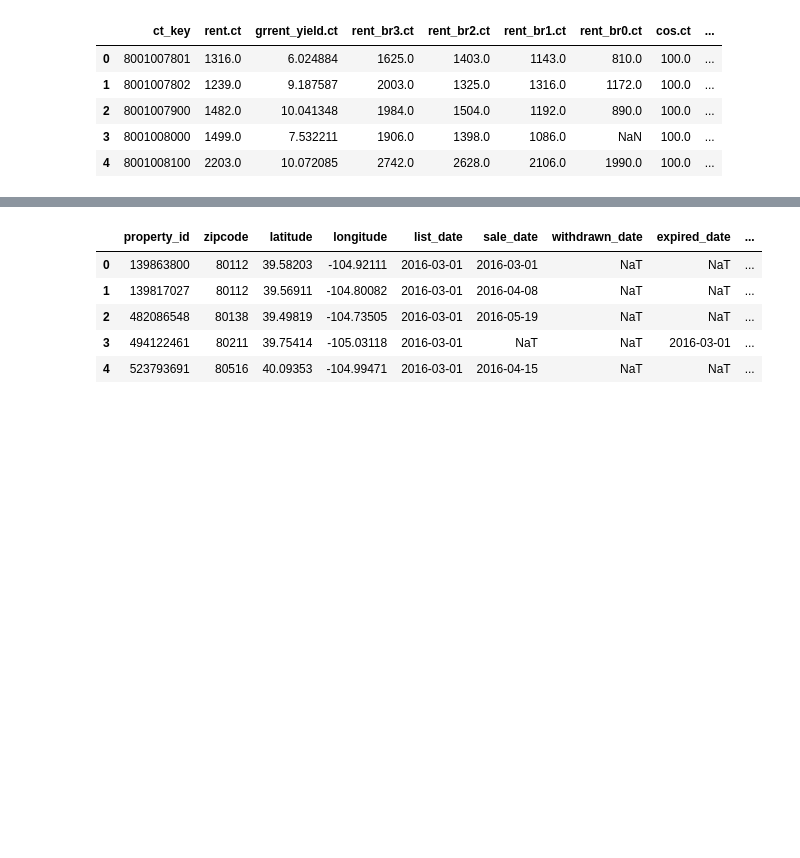
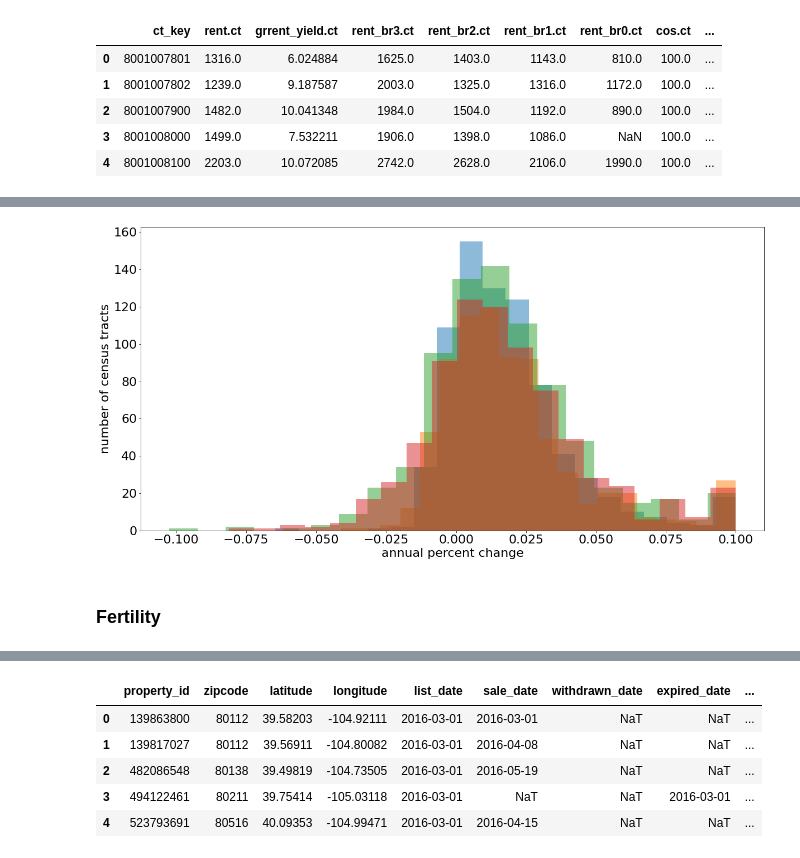
Before and after one commit to wijayajessica/Digital-Real-Estate-Index, a Jupyter notebook: zipcode_features/census_tract_features.ipynb, the cells around one changed output, grey strips where cells are left out. Cells and saved outputs as stored; diff of their text form; code cells hidden in the pictures; blank space fills up the shorter version.

```diff
--- a/zipcode_features/census_tract_features.ipynb
+++ b/zipcode_features/census_tract_features.ipynb
@@ -137,0 +416,26 @@ ct_stats_df.head()
+# %%
+denver_census_tracts = set(ct_stats_df['ct_key'])
+# %%
+lin_reg = LinearRegression()
+
+# clip zipcodes that grow faster than an average of 10% per year
+def calculate_growth_rate(population_trend, max_annual_growth=0.1):
+    lin_reg.fit(np.arange(len(population_trend)).reshape(-1, 1), population_trend)
+    slope = lin_reg.coef_[0] / population_trend[0]
+    avg_yoy_change = np.mean([(population_trend[i + 1] - population_trend[i]) / population_trend[i]
+                               for i in range(len(population_trend) - 1)])
+
+    return min(slope, max_annual_growth), min(avg_yoy_change, max_annual_growth)
+# %%
+population_growth_rate_lst = []
+for ct_key, population_trend in ct_key_to_population_trend.items():
+    if ct_key in denver_census_tracts:
+        population_trend_last_5_years = population_trend[-5:]
+        slope_9_yr, avg_yoy_change_9_yr = calculate_growth_rate(population_trend)
+        slope_5_yr, avg_yoy_change_5_yr = calculate_growth_rate(population_trend_last_5_years)
+        population_growth_rate_lst.append((ct_key, slope_9_yr, avg_yoy_change_9_yr,
+                                           slope_5_yr, avg_yoy_change_5_yr))
+# %%
+columns = ['ct_key', 'linear_pop_trend_since_2010', 'avg_annual_pop_change_since_2010',
+           'linear_pop_trend_since_2014', 'avg_annual_pop_change_since_2014']
+ct_population_growth_df = pd.DataFrame(population_growth_rate_lst, columns=columns)
@@ -137,0 +451,11 @@ ct_stats_df.head()
+# %%
+plt.figure(figsize=(20, 10))
+plt.hist(ct_population_growth_df['avg_annual_pop_change_since_2010'], bins=20, alpha=0.5)
+plt.hist(ct_population_growth_df['linear_pop_trend_since_2010'], bins=20, alpha=0.5)
+plt.hist(ct_population_growth_df['avg_annual_pop_change_since_2014'], bins=20, alpha=0.5)
+plt.hist(ct_population_growth_df['linear_pop_trend_since_2014'], bins=20, alpha=0.5)
+plt.xlabel('annual percent change')
+plt.ylabel('number of census tracts')
+plt.show()
+# %% [output]
+[figure, added]
@@ -137,0 +464,2 @@ ct_stats_df.head()
+# %% [markdown]
+### Fertility
```
Also changed, not shown: parts of 104 cells of this notebook.
